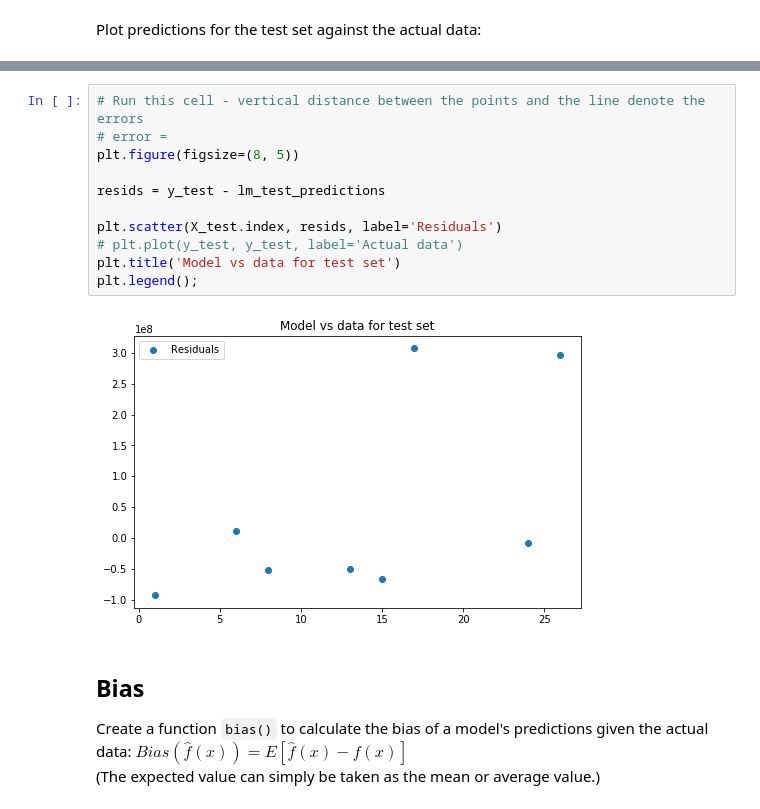
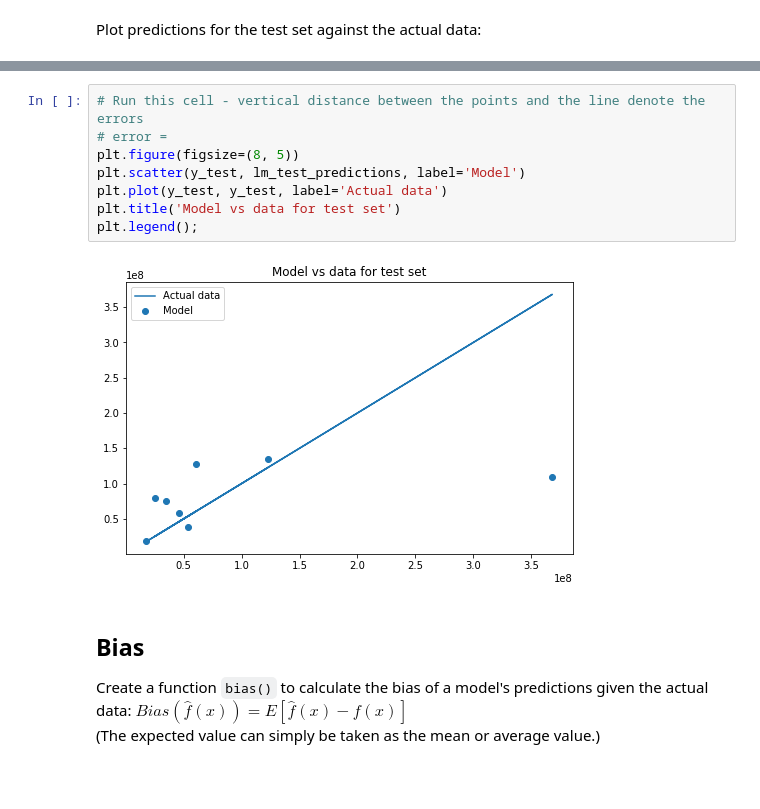
Before and after one commit to andiosika/dsc-bias-variance-trade-off-lab-online-ds-pt-100719, a Jupyter notebook: index.ipynb, the cells around one changed output, grey strips where cells are left out. Saved outputs shown, nothing was run; the diff lists cells and outputs as text; blank space fills up the shorter version.

```diff
--- a/index.ipynb
+++ b/index.ipynb
@@ -145,16 +134,13 @@ Name: domgross, dtype: float64
 # %%
 # Run this cell - vertical distance between the points and the line denote the errors
 # error =
 plt.figure(figsize=(8, 5))
-
-resids = y_test - lm_test_predictions
-
-plt.scatter(X_test.index, resids, label='Residuals')
-# plt.plot(y_test, y_test, label='Actual data')
+plt.scatter(y_test, lm_test_predictions, label='Model')
+plt.plot(y_test, y_test, label='Actual data')
 plt.title('Model vs data for test set')
 plt.legend();
 # %% [output]
-[figure, old version]
+[figure, new version]
 # %% [markdown]
 ## Bias
 
```
Also changed, not shown: parts of 11 cells of this notebook.
